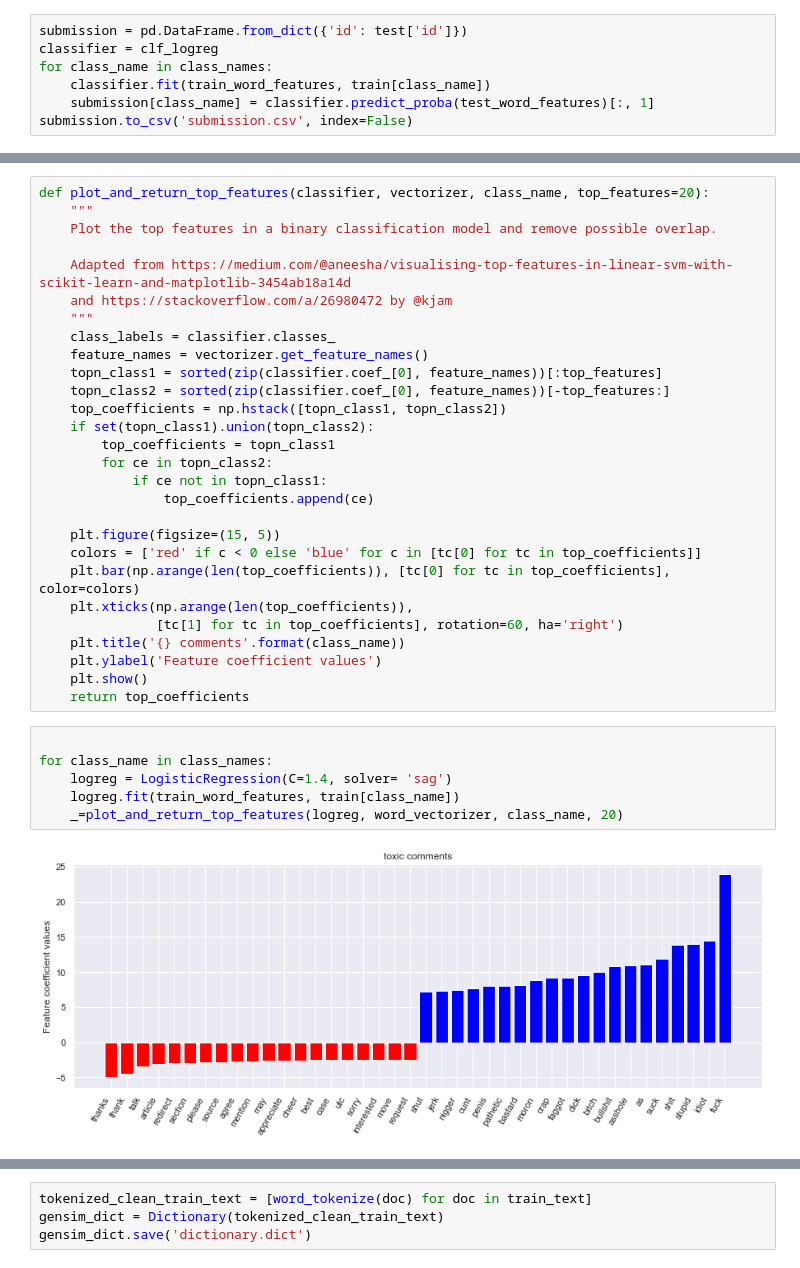
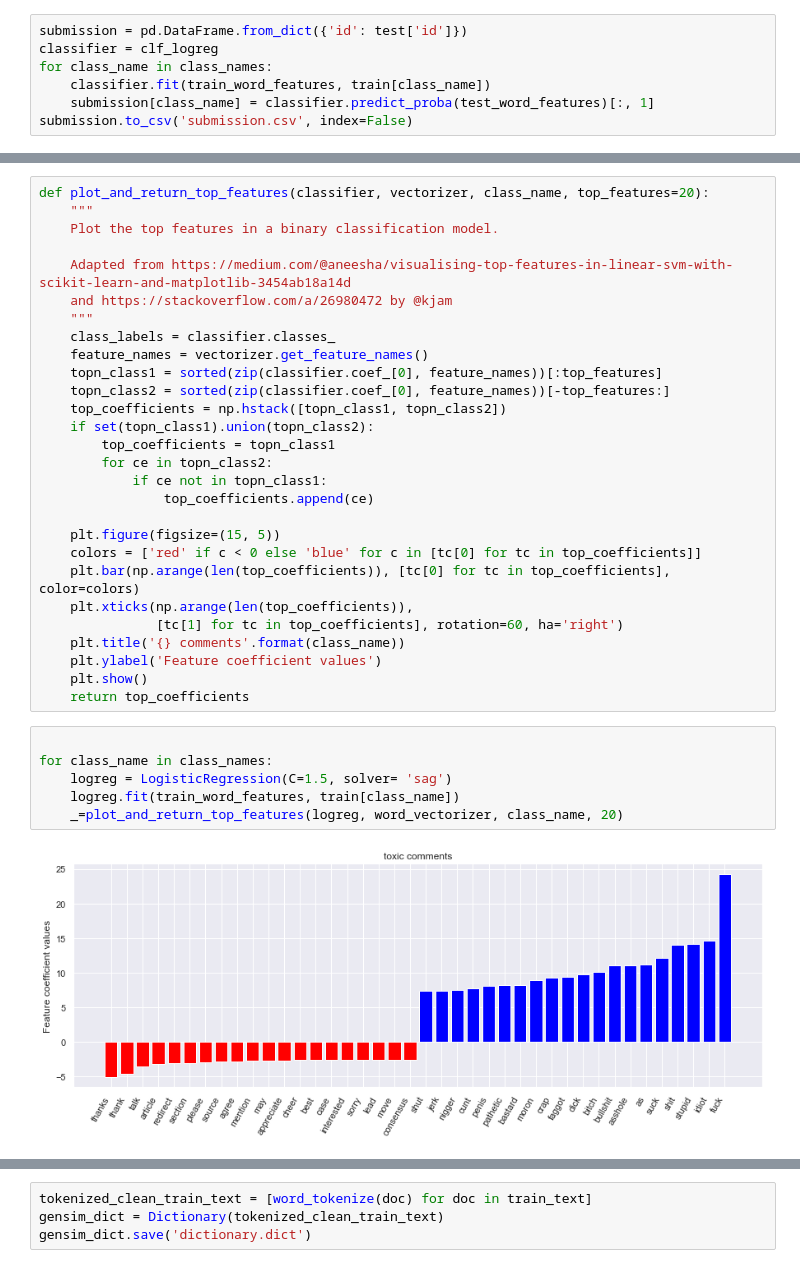
Before and after one commit to ThomasD96/NLP_Toxic_comment_classification, a Jupyter notebook: toxic_comment_classifier.ipynb, the cells around one changed output, grey strips where cells are left out. Drawn from its saved outputs; the diff is of its cells as text.

```diff
--- a/toxic_comment_classifier.ipynb
+++ b/toxic_comment_classifier.ipynb
@@ -515,7 +532,7 @@ submission.to_csv('submission.csv', index=False)
 # %%
 def plot_and_return_top_features(classifier, vectorizer, class_name, top_features=20):
     """
-    Plot the top features in a binary classification model and remove possible overlap.
+    Plot the top features in a binary classification model.
 
     Adapted from https://medium.com/@aneesha/visualising-top-features-in-linear-svm-with-scikit-learn-and-matplotlib-3454ab18a14d
     and https://stackoverflow.com/a/26980472 by @kjam
@@ -543,8 +560,8 @@ def plot_and_return_top_features(classifier, vectorizer, class_name, top_feature
 # %%
 
 for class_name in class_names:
-    logreg = LogisticRegression(C=1.4, solver= 'sag')
+    logreg = LogisticRegression(C=1.5, solver= 'sag')
     logreg.fit(train_word_features, train[class_name])
     _=plot_and_return_top_features(logreg, word_vectorizer, class_name, 20)
 # %% [output]
-[figure, old version]
+[figure, new version]
```
Also changed, not shown: parts of 18 cells of this notebook.
